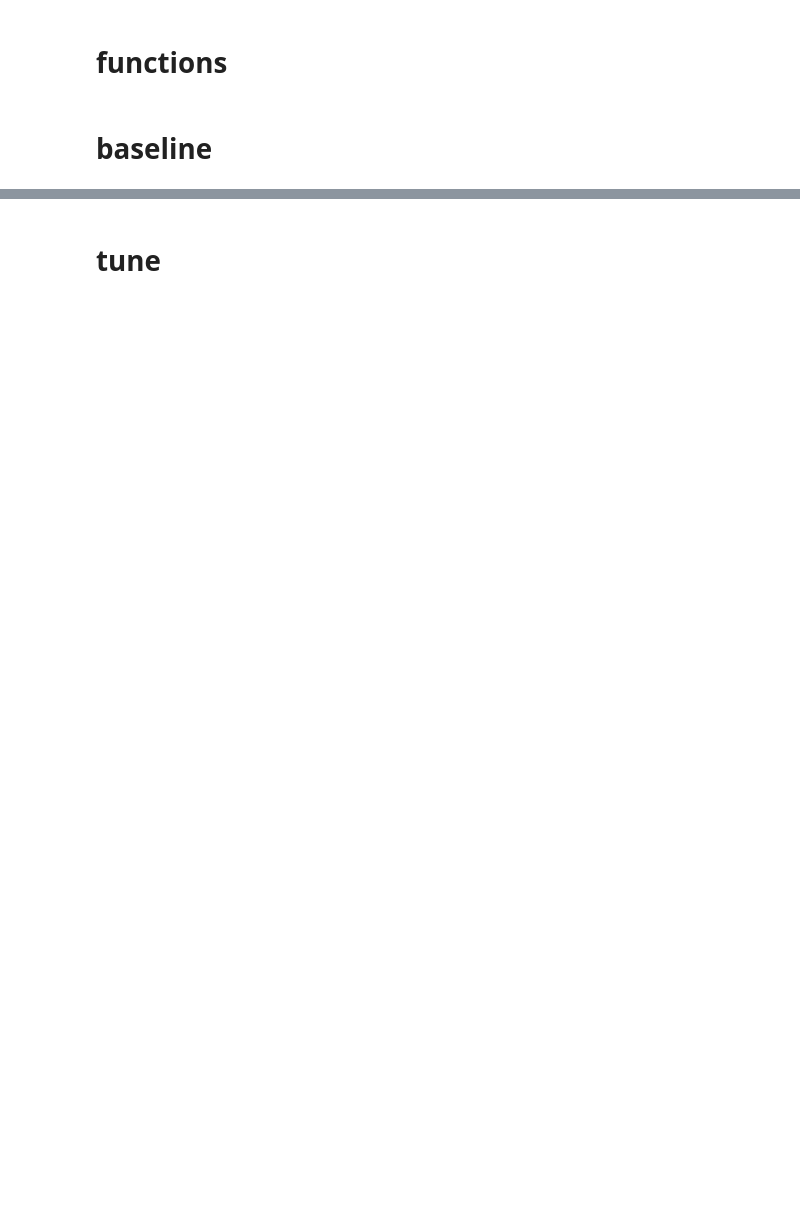
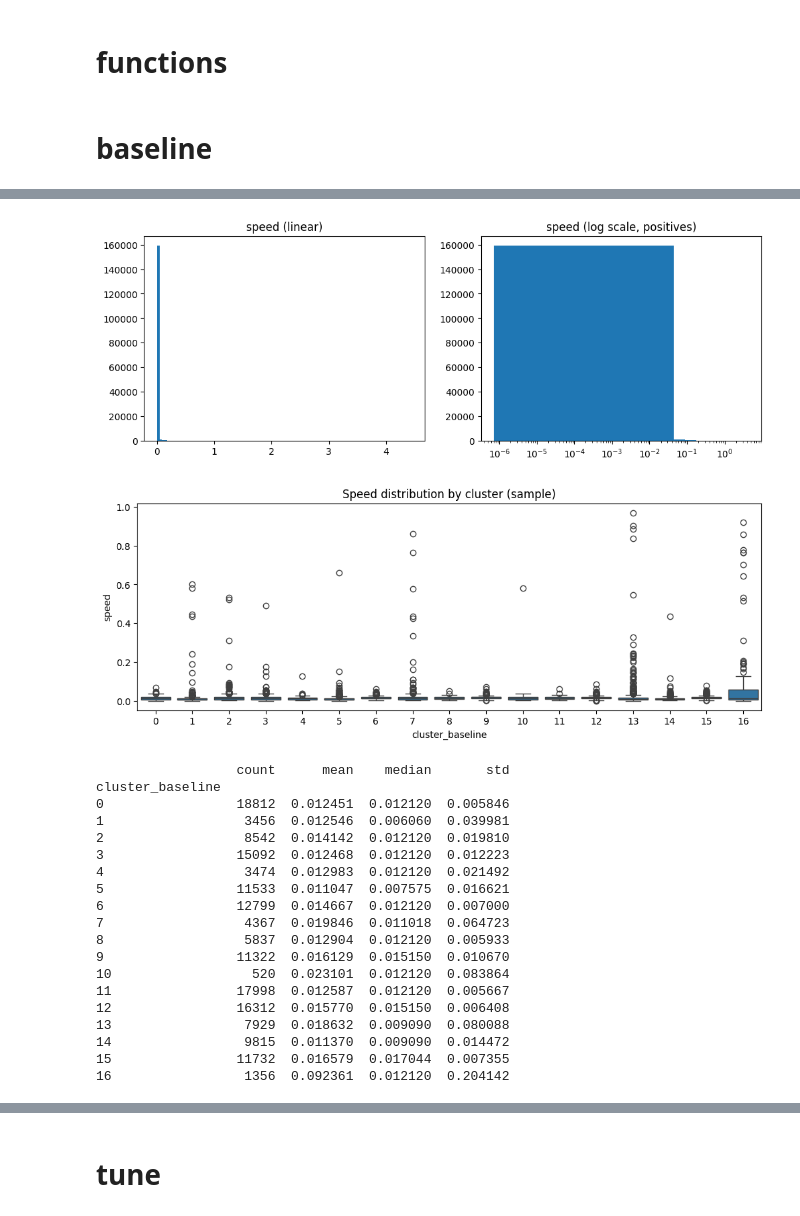
Before and after one commit to qa1roO/OptimalDrilling, a Jupyter notebook: notebooks/cluster.ipynb, the cells around one changed output, grey strips where cells are left out. Drawn from its saved outputs; the diff is of its cells as text; code cells hidden in the pictures; blank space fills up the shorter version.

```diff
--- a/notebooks/cluster.ipynb
+++ b/notebooks/cluster.ipynb
@@ -154,0 +126,8 @@ NameError: name 'df_clusters' is not defined
+# %%
+y = df_clusters['speed']
+
+print("type:", type(y.iloc[0]), "example:", y.iloc[0])
+print("count:", len(y))
+print("min, 25%, median, mean, 75%, max:", np.percentile(y, [0,25,50,75,100]))
+print("mean, std:", y.mean(), y.std())
+print("zeros:", (y==0).sum(), "fraction zeros:", (y==0).mean())
@@ -155,3 +141,46 @@ NameError: name 'df_clusters' is not defined
+# %%
+# histogram (log scale + linear)
+plt.figure(figsize=(12,4))
+plt.subplot(1,2,1)
+plt.hist(y, bins=100)
+plt.title("speed (linear)")
+plt.subplot(1,2,2)
+plt.hist(y[y>0], bins=100)
+plt.xscale('log')
+plt.title("speed (log scale, positives)")
+plt.show()
+
+# boxplot per cluster
+plt.figure(figsize=(12,4))
+sns.boxplot(x='cluster_baseline', y='speed', data=df_clusters.sample(n=min(20000,len(df_clusters)), random_state=1))
+plt.title("Speed distribution by cluster (sample)")
+plt.show()
+
+# cluster stats
+stats = df_clusters.groupby('cluster_baseline')['speed'].agg(['count','mean','median','std']).sort_index()
+print(stats.head(20))
+# %% [output]
+[figure, added]
+[figure, added]
+                  count      mean    median       std
+cluster_baseline
+0                 18812  0.012451  0.012120  0.005846
+1                  3456  0.012546  0.006060  0.039981
+2                  8542  0.014142  0.012120  0.019810
+3                 15092  0.012468  0.012120  0.012223
+4                  3474  0.012983  0.012120  0.021492
+5                 11533  0.011047  0.007575  0.016621
+6                 12799  0.014667  0.012120  0.007000
+7                  4367  0.019846  0.011018  0.064723
+8                  5837  0.012904  0.012120  0.005933
+9                 11322  0.016129  0.015150  0.010670
+10                  520  0.023101  0.012120  0.083864
+11                17998  0.012587  0.012120  0.005667
+12                16312  0.015770  0.015150  0.006408
+13                 7929  0.018632  0.009090  0.080088
+14                 9815  0.011370  0.009090  0.014472
+15                11732  0.016579  0.017044  0.007355
+16                 1356  0.092361  0.012120  0.204142
 # %%
 show_pca_2d(X, labels)
 # %% [output]
```
Also changed, not shown: parts of 30 cells of this notebook, 4 other files.
